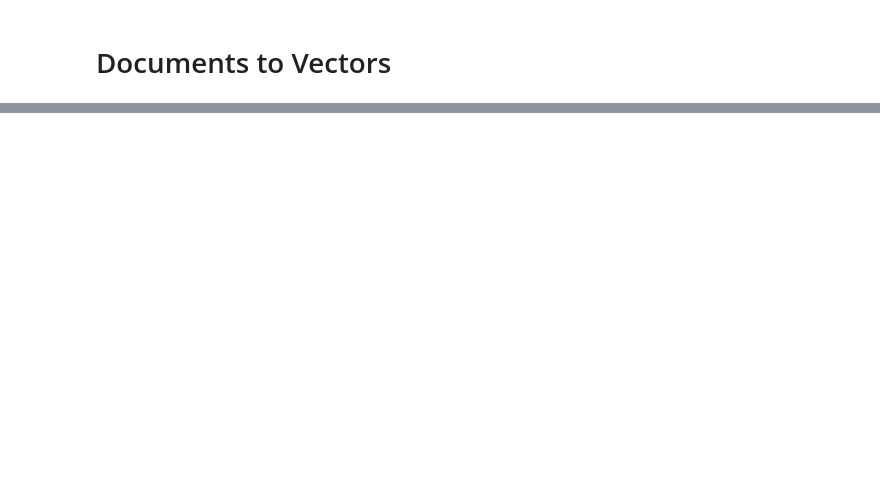
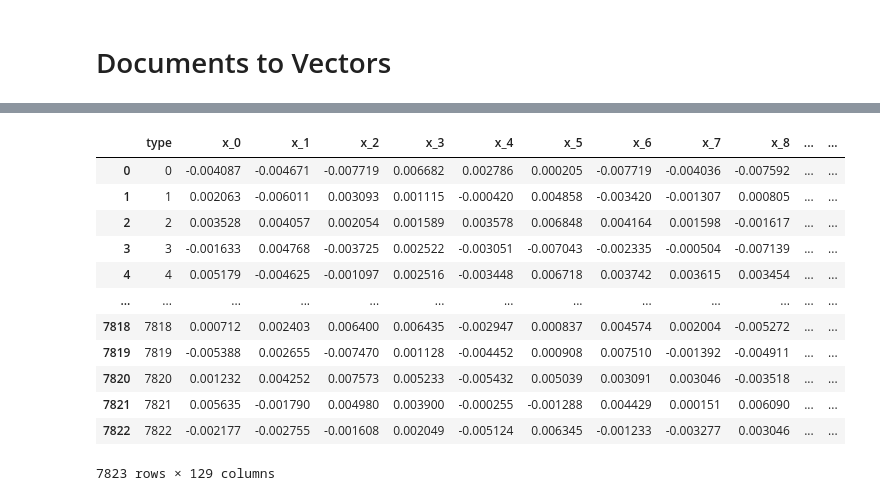
Before and after one commit to spec2/ThesisVisualizationTools, a Jupyter notebook: main.ipynb, the cells around one changed output, grey strips where cells are left out. Cells and saved outputs as stored; diff of their text form; code cells hidden in the pictures; blank space fills up the shorter version.

```diff
--- a/main.ipynb
+++ b/main.ipynb
@@ -113 +133,23 @@ array([ 0.54577327,  0.62607336,  0.33639103, -0.6962394 ,  0.28107893],
       dtype=float32)
+# %%
+
+data = [[(i)] + list(model.dv[i]) for i in range(len(documents))]
+column_names = ["type"]+["x_"+str(dim) for dim in range(model.vector_size)]
+out = pd.DataFrame(data, columns=column_names)
+out = out.sort_values(["type"])
+out.to_csv("anthology2020.csv", index=None)
+out
+# %% [output]
+|  | type | x_0 | x_1 | x_2 | x_3 | x_4 | x_5 | x_6 | x_7 | x_8 | ... | ... |
+| 0 | 0 | -0.004087 | -0.004671 | -0.007719 | 0.006682 | 0.002786 | 0.000205 | -0.007719 | -0.004036 | -0.007592 | ... | ... |
+| 1 | 1 | 0.002063 | -0.006011 | 0.003093 | 0.001115 | -0.000420 | 0.004858 | -0.003420 | -0.001307 | 0.000805 | ... | ... |
+| 2 | 2 | 0.003528 | 0.004057 | 0.002054 | 0.001589 | 0.003578 | 0.006848 | 0.004164 | 0.001598 | -0.001617 | ... | ... |
+| 3 | 3 | -0.001633 | 0.004768 | -0.003725 | 0.002522 | -0.003051 | -0.007043 | -0.002335 | -0.000504 | -0.007139 | ... | ... |
+| 4 | 4 | 0.005179 | -0.004625 | -0.001097 | 0.002516 | -0.003448 | 0.006718 | 0.003742 | 0.003615 | 0.003454 | ... | ... |
+| ... | ... | ... | ... | ... | ... | ... | ... | ... | ... | ... | ... | ... |
+| 7818 | 7818 | 0.000712 | 0.002403 | 0.006400 | 0.006435 | -0.002947 | 0.000837 | 0.004574 | 0.002004 | -0.005272 | ... | ... |
+| 7819 | 7819 | -0.005388 | 0.002655 | -0.007470 | 0.001128 | -0.004452 | 0.000908 | 0.007510 | -0.001392 | -0.004911 | ... | ... |
+| 7820 | 7820 | 0.001232 | 0.004252 | 0.007573 | 0.005233 | -0.005432 | 0.005039 | 0.003091 | 0.003046 | -0.003518 | ... | ... |
+| 7821 | 7821 | 0.005635 | -0.001790 | 0.004980 | 0.003900 | -0.000255 | -0.001288 | 0.004429 | 0.000151 | 0.006090 | ... | ... |
+| 7822 | 7822 | -0.002177 | -0.002755 | -0.001608 | 0.002049 | -0.005124 | 0.006345 | -0.001233 | -0.003277 | 0.003046 | ... | ... |
+7823 rows × 129 columns
```
Also changed, not shown: parts of 13 cells of this notebook.
